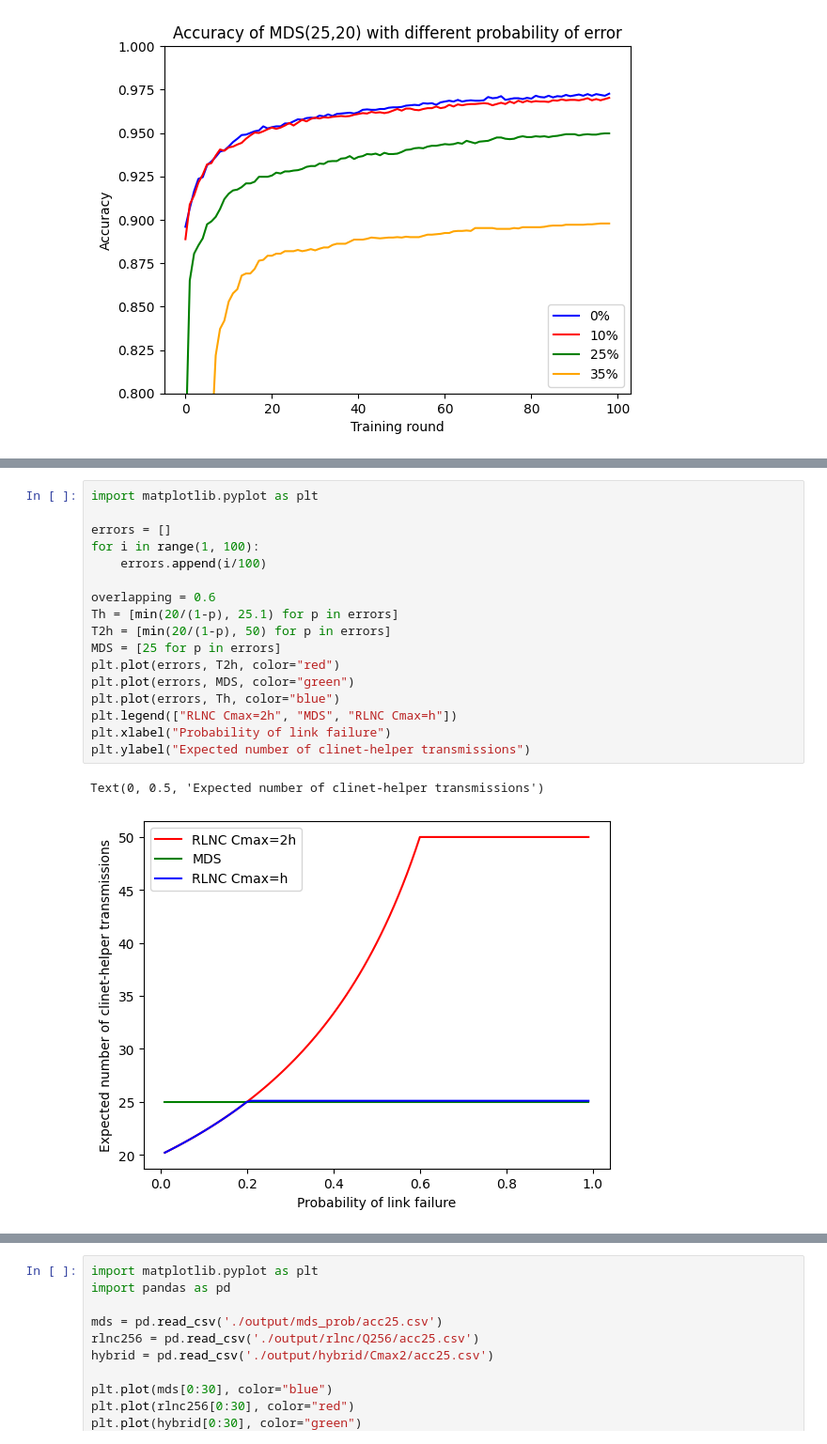
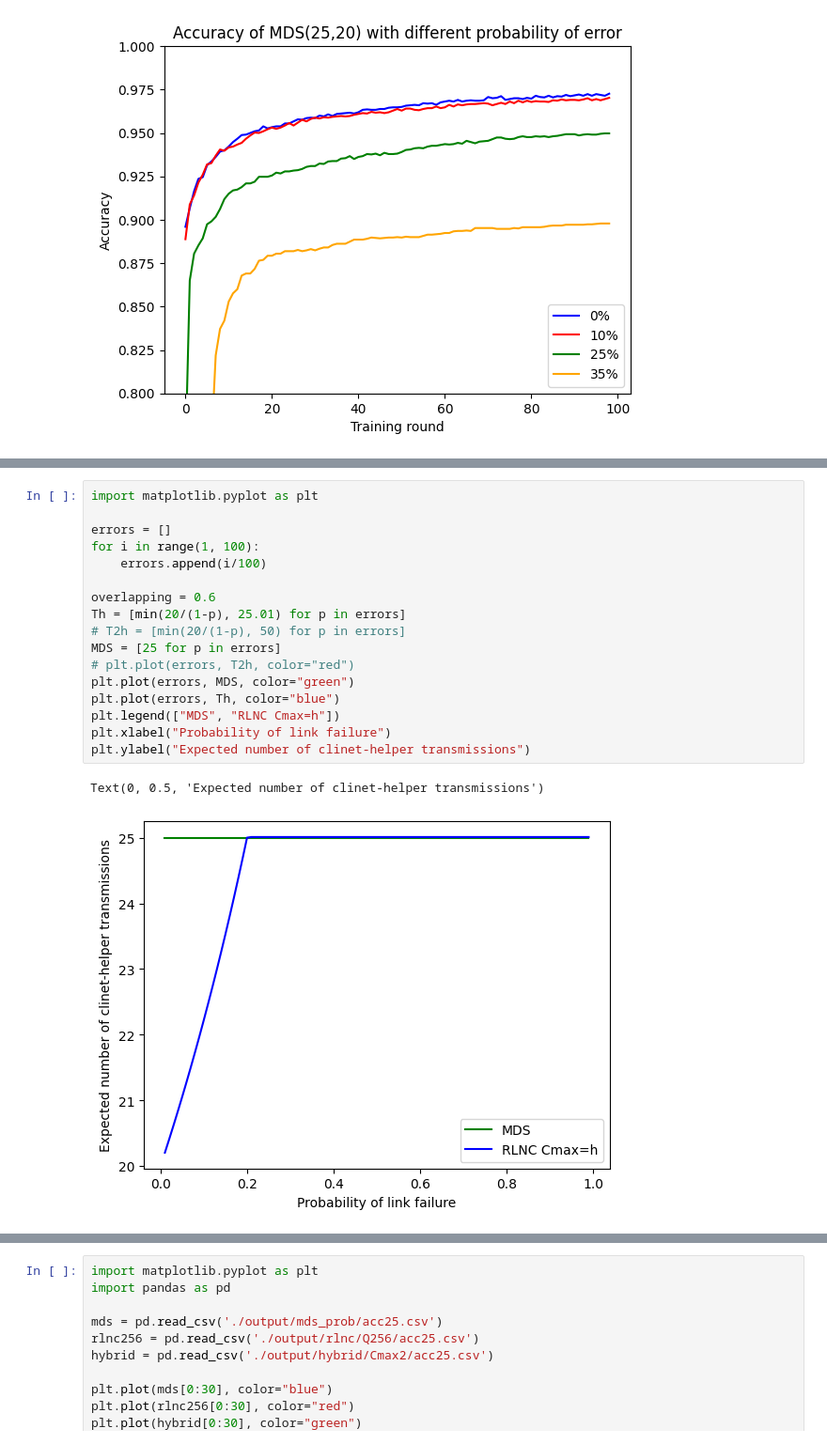
Before and after one commit to MdNaseerHussain/FedML, a Jupyter notebook: rough.ipynb, the cells around one changed output, grey strips where cells are left out. Shown at 94% size. Saved outputs shown, nothing was run; the diff lists cells and outputs as text.

```diff
--- a/rough.ipynb
+++ b/rough.ipynb
@@ -101,20 +104,20 @@ plt.show()
 # %%
 import matplotlib.pyplot as plt
 
 errors = []
 for i in range(1, 100):
     errors.append(i/100)
 
 overlapping = 0.6
-Th = [min(20/(1-p), 25.1) for p in errors]
-T2h = [min(20/(1-p), 50) for p in errors]
+Th = [min(20/(1-p), 25.01) for p in errors]
+# T2h = [min(20/(1-p), 50) for p in errors]
 MDS = [25 for p in errors]
-plt.plot(errors, T2h, color="red")
+# plt.plot(errors, T2h, color="red")
 plt.plot(errors, MDS, color="green")
 plt.plot(errors, Th, color="blue")
-plt.legend(["RLNC Cmax=2h", "MDS", "RLNC Cmax=h"])
+plt.legend(["MDS", "RLNC Cmax=h"])
 plt.xlabel("Probability of link failure")
 plt.ylabel("Expected number of clinet-helper transmissions")
 # %% [output]
 Text(0, 0.5, 'Expected number of clinet-helper transmissions')
-[figure, old version]
+[figure, new version]
```
Also changed, not shown: parts of 2 cells of this notebook.
